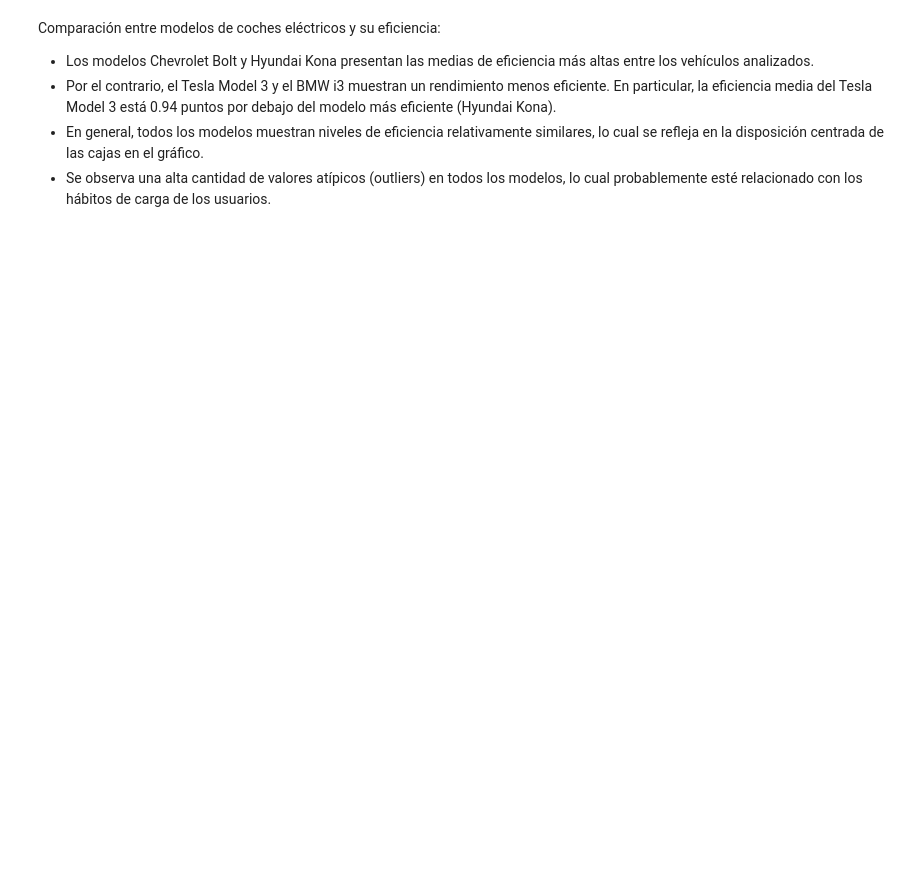
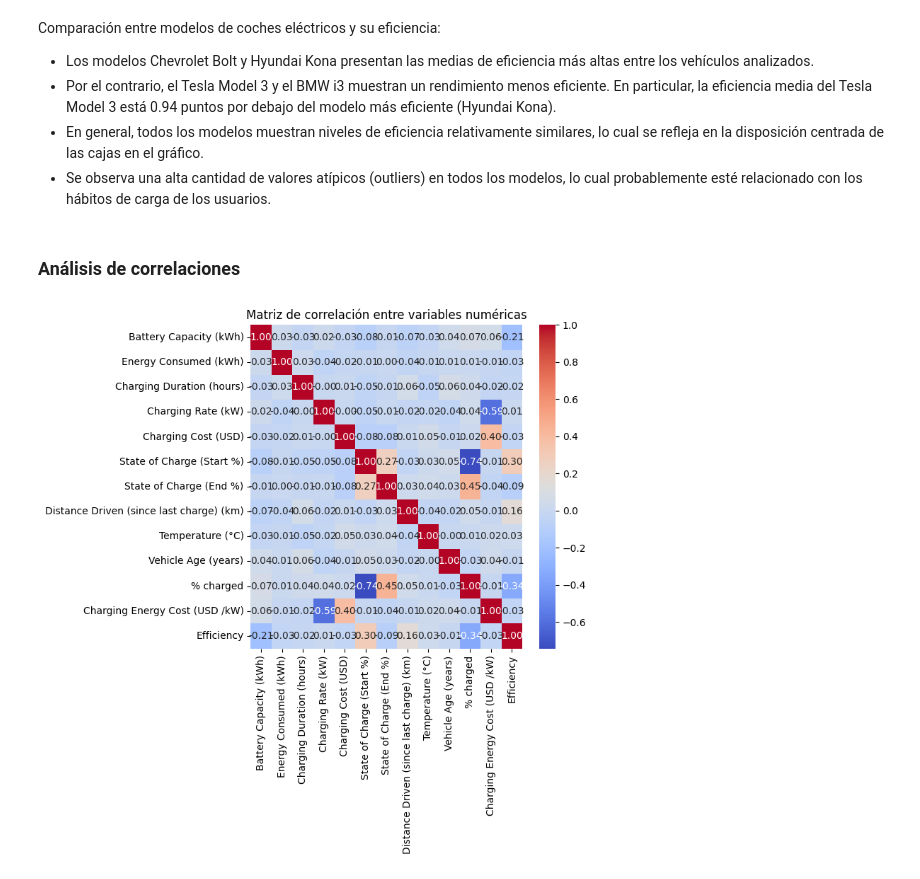
Before and after one commit to JorgeAlonsoC/JorgeAlonso_Repo, a Jupyter notebook: Jorge Alonso - EDA/Entregables/Jorge Alonso - Defnicion_EDA_2.0.ipynb, the cells around one changed output. Saved outputs shown, nothing was run; the diff lists cells and outputs as text; code cells hidden in the pictures; blank space fills up the shorter version.

```diff
--- a/Jorge Alonso - EDA/Entregables/Jorge Alonso - Defnicion_EDA_2.0.ipynb
+++ b/Jorge Alonso - EDA/Entregables/Jorge Alonso - Defnicion_EDA_2.0.ipynb
@@ -220,7 +220,7 @@ Data columns (total 24 columns):
 dtypes: datetime64[ns](2), float64(13), object(9)
 memory usage: 204.3+ KB
 # %%
-#Clasificación de las diferentes variables que componen el Data Set:
+#Clasificación de las diferentes variables que componen el Data Set EVs:
 
 # Variables numéricas (float64)
 variables_numericas = [
@@ -235,7 +235,8 @@ variables_numericas = [
     "Temperature (°C)",
     "Vehicle Age (years)",
     "% charged",
-    "Charging Energy Cost (USD /kW)"
+    "Charging Energy Cost (USD /kW)",
+    "Efficiency"
 ]
 
 # Variables categóricas (object)
@@ -420,3 +475,20 @@ Comparación entre modelos de coches eléctricos y su eficiencia:
 - Por el contrario, el Tesla Model 3 y el BMW i3 muestran un rendimiento menos eficiente. En particular, la eficiencia media del Tesla Model 3 está 0.94 puntos por debajo del modelo más eficiente (Hyundai Kona).
 - En general, todos los modelos muestran niveles de eficiencia relativamente similares, lo cual se refleja en la disposición centrada de las cajas en el gráfico.
 - Se observa una alta cantidad de valores atípicos (outliers) en todos los modelos, lo cual probablemente esté relacionado con los hábitos de carga de los usuarios.
+# %% [markdown]
+### Análisis de correlaciones ###
+# %%
+#Buscar correlaciones entre variables numericas
+
+ds_correlacion = ds_evs_clean[variables_numericas].dropna()
+
+corr_matrix = ds_correlacion.corr()
+
+
+plt.figure(figsize=(8, 8))
+sns.heatmap(corr_matrix, annot=True, cmap='coolwarm', fmt=".2f")
+plt.title('Matriz de correlación entre variables numéricas')
+plt.tight_layout()
+plt.show()
+# %% [output]
+[figure, added]
```
Also changed, not shown: parts of 12 cells of this notebook, 1 other file.
